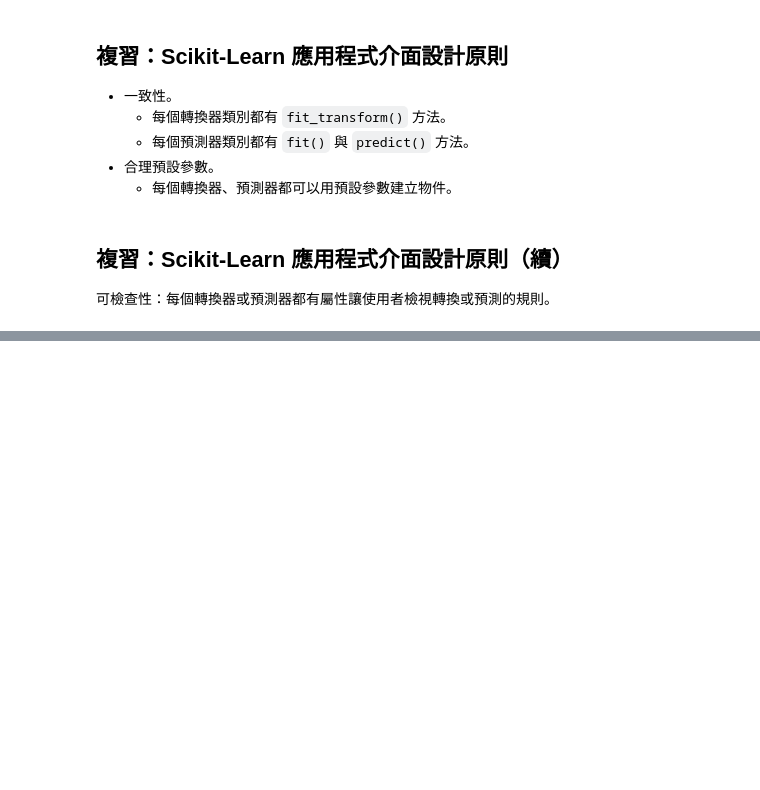
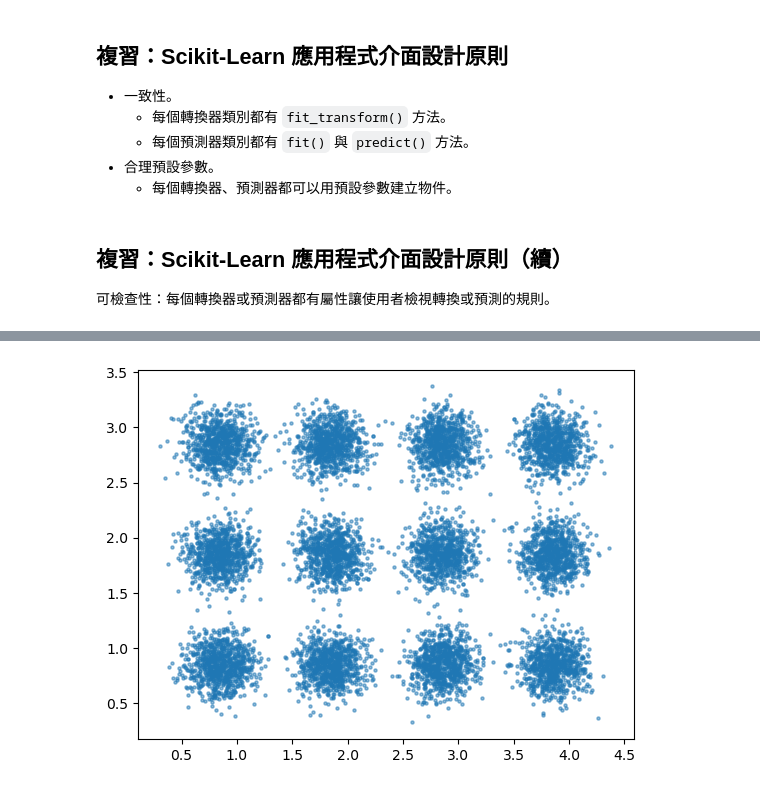
Before and after one commit to datainpoint/classroom-landbank-2026, a Jupyter notebook: day_05.ipynb, the cells around one changed output, grey strips where cells are left out. Drawn from its saved outputs; the diff is of its cells as text; code cells hidden in the pictures; blank space fills up the shorter version.

```diff
--- a/day_05.ipynb
+++ b/day_05.ipynb
@@ -388,0 +337,9 @@ dat = sc.germancredit()
+# %%
+jitter_amount = 0.15
+x_jittered = feature_1 + np.random.normal(-jitter_amount, jitter_amount, size=m)
+y_jittered = feature_2 + np.random.normal(-jitter_amount, jitter_amount, size=m)
+fig, ax = plt.subplots()
+ax.scatter(x_jittered, y_jittered, alpha=0.5, s=5)
+plt.show()
+# %% [output]
+[figure, added]
```
Also changed, not shown: parts of 80 cells of this notebook, 1 other file.
